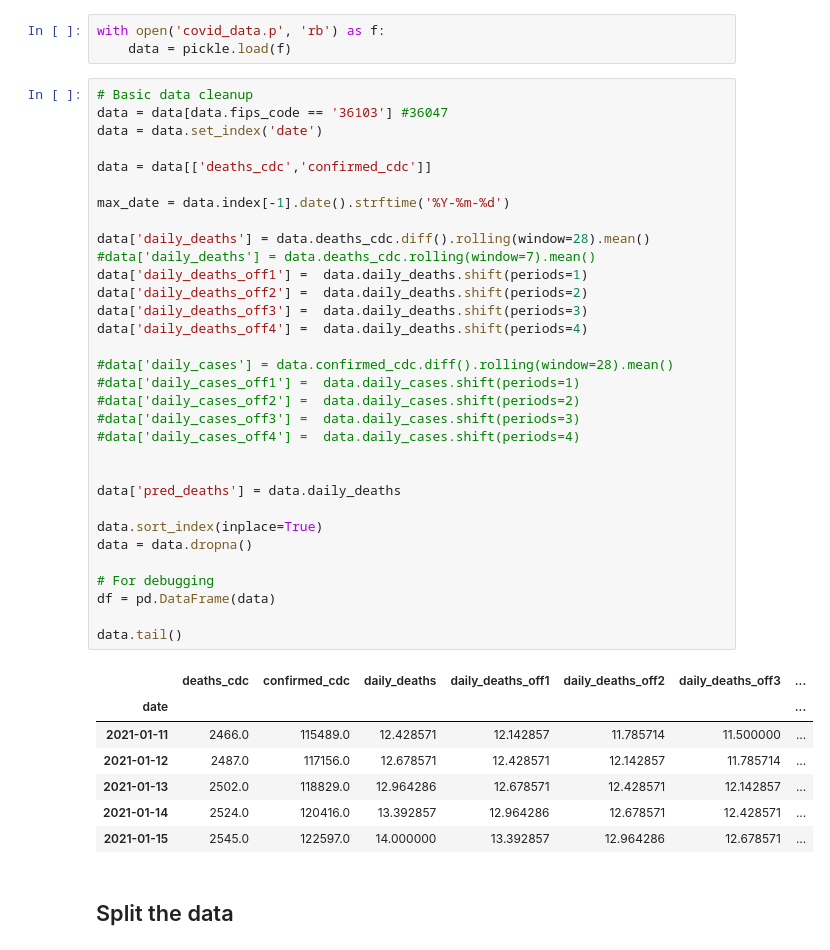
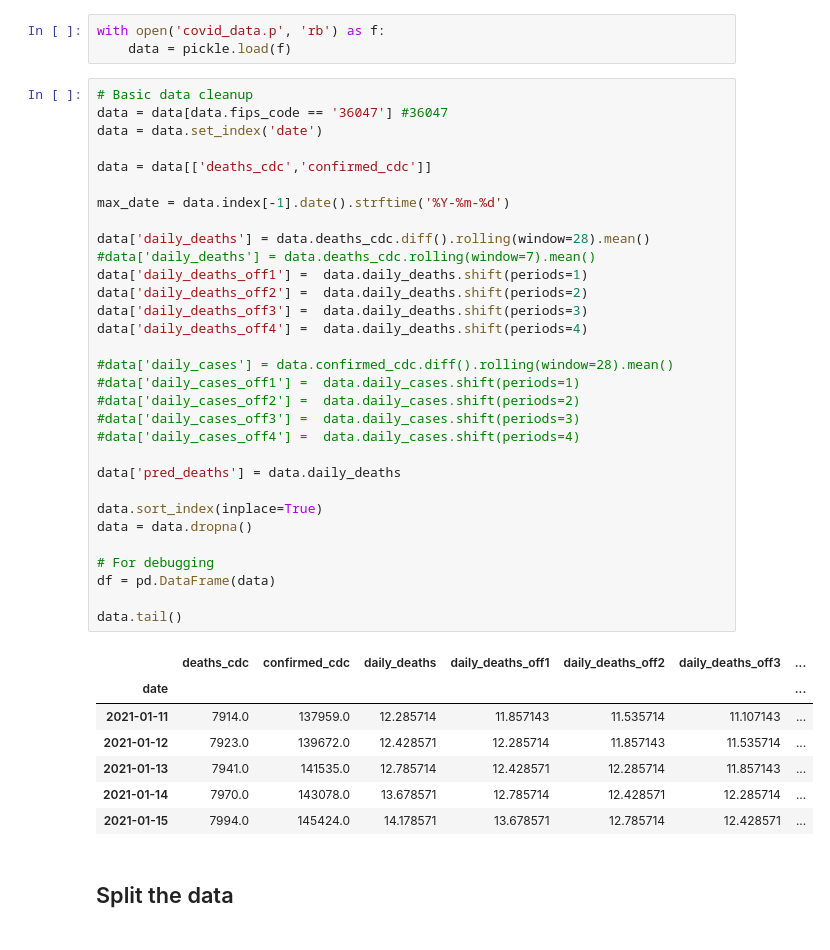
Before and after one commit to JaaLynch/covid, a Jupyter notebook: cov_ts_xgb.ipynb, the cells around one changed output. Drawn from its saved outputs; the diff is of its cells as text.

```diff
--- a/cov_ts_xgb.ipynb
+++ b/cov_ts_xgb.ipynb
@@ -17,44 +17,43 @@ with open('covid_data.p', 'rb') as f:
     data = pickle.load(f)
 # %%
 # Basic data cleanup
-data = data[data.fips_code == '36103'] #36047
+data = data[data.fips_code == '36047'] #36047
 data = data.set_index('date')
 
 data = data[['deaths_cdc','confirmed_cdc']]
 
 max_date = data.index[-1].date().strftime('%Y-%m-%d')
 
 data['daily_deaths'] = data.deaths_cdc.diff().rolling(window=28).mean()
 #data['daily_deaths'] = data.deaths_cdc.rolling(window=7).mean()
 data['daily_deaths_off1'] =  data.daily_deaths.shift(periods=1)
 data['daily_deaths_off2'] =  data.daily_deaths.shift(periods=2)
 data['daily_deaths_off3'] =  data.daily_deaths.shift(periods=3)
 data['daily_deaths_off4'] =  data.daily_deaths.shift(periods=4)
 
 #data['daily_cases'] = data.confirmed_cdc.diff().rolling(window=28).mean()
 #data['daily_cases_off1'] =  data.daily_cases.shift(periods=1)
 #data['daily_cases_off2'] =  data.daily_cases.shift(periods=2)
 #data['daily_cases_off3'] =  data.daily_cases.shift(periods=3)
 #data['daily_cases_off4'] =  data.daily_cases.shift(periods=4)
 
-
 data['pred_deaths'] = data.daily_deaths
 
 data.sort_index(inplace=True)
 data = data.dropna()
 
 # For debugging
 df = pd.DataFrame(data)
 
 data.tail()
 # %% [output]
 |  | deaths_cdc | confirmed_cdc | daily_deaths | daily_deaths_off1 | daily_deaths_off2 | daily_deaths_off3 | ... |
 | date |  |  |  |  |  |  | ... |
-| 2021-01-11 | 2466.0 | 115489.0 | 12.428571 | 12.142857 | 11.785714 | 11.500000 | ... |
-| 2021-01-12 | 2487.0 | 117156.0 | 12.678571 | 12.428571 | 12.142857 | 11.785714 | ... |
-| 2021-01-13 | 2502.0 | 118829.0 | 12.964286 | 12.678571 | 12.428571 | 12.142857 | ... |
-| 2021-01-14 | 2524.0 | 120416.0 | 13.392857 | 12.964286 | 12.678571 | 12.428571 | ... |
-| 2021-01-15 | 2545.0 | 122597.0 | 14.000000 | 13.392857 | 12.964286 | 12.678571 | ... |
+| 2021-01-11 | 7914.0 | 137959.0 | 12.285714 | 11.857143 | 11.535714 | 11.107143 | ... |
+| 2021-01-12 | 7923.0 | 139672.0 | 12.428571 | 12.285714 | 11.857143 | 11.535714 | ... |
+| 2021-01-13 | 7941.0 | 141535.0 | 12.785714 | 12.428571 | 12.285714 | 11.857143 | ... |
+| 2021-01-14 | 7970.0 | 143078.0 | 13.678571 | 12.785714 | 12.428571 | 12.285714 | ... |
+| 2021-01-15 | 7994.0 | 145424.0 | 14.178571 | 13.678571 | 12.785714 | 12.428571 | ... |
 # %% [markdown]
 ## Split the data
 # %%
```
Also changed, not shown: parts of 14 cells of this notebook.
